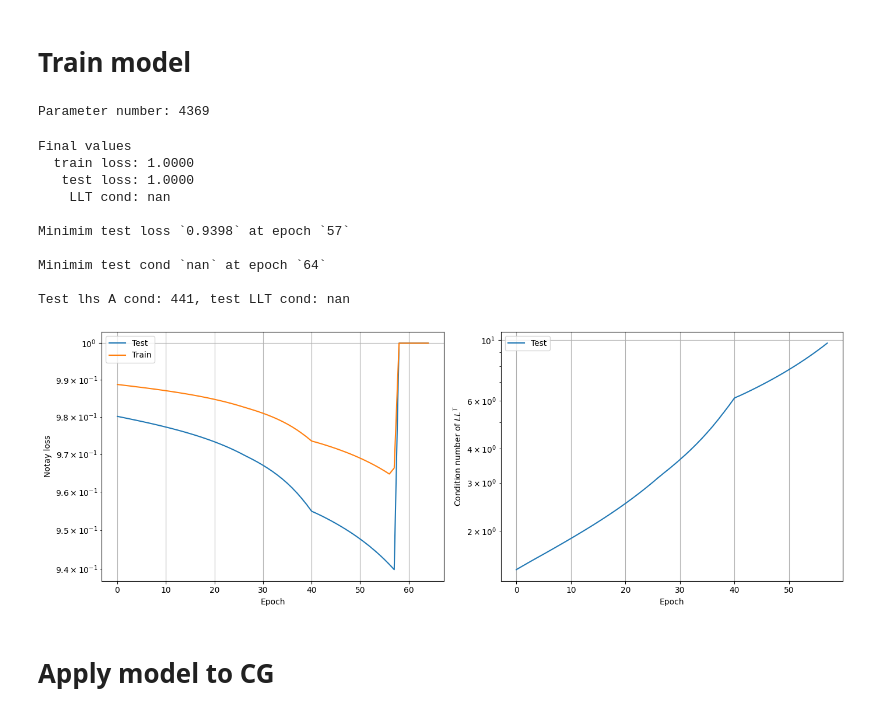
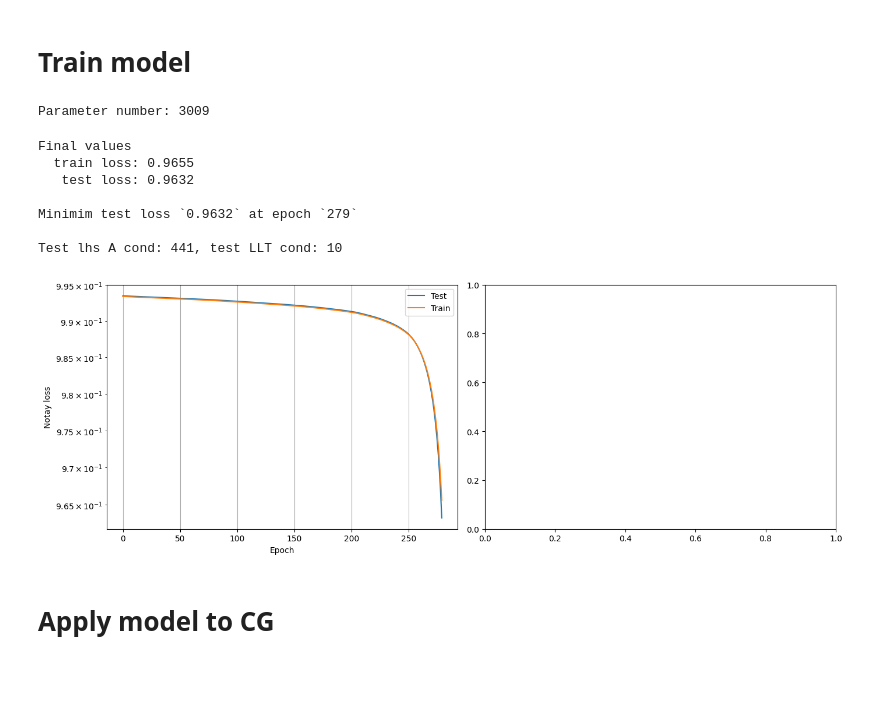
Before and after one commit to vltrifonov/PreCorrector, a Jupyter notebook: experiments/Poisson2D_Notay.ipynb, the cells around one changed output. Drawn from its saved outputs; the diff is of its cells as text; code cells hidden in the pictures; blank space fills up the shorter version.

Commit message:
End of version-2. Clean-up code, set the NN model

```diff
--- a/experiments/Poisson2D_Notay.ipynb
+++ b/experiments/Poisson2D_Notay.ipynb
@@ -44,26 +43,26 @@ EdgeEncoder = FullyConnectedNet(features=[1, 16, 16], N_layers=2, key=random.PRN
 EdgeDecoder = FullyConnectedNet(features=[16, 16, 1], N_layers=2, key=random.PRNGKey(seed))
 
 mp_rounds = 5
-MessagePass = MessagePassingWithDiag(
+MessagePass = MessagePassing(
     update_edge_fn = FullyConnectedNet(features=[48, 16, 16], N_layers=2, key=random.PRNGKey(seed)),
     update_node_fn = FullyConnectedNet(features=[48, 16, 16], N_layers=2, key=random.PRNGKey(seed)),
     mp_rounds=mp_rounds
 )
 
-model = PrecNetCopyDiagSqrt(NodeEncoder=NodeEncoder, EdgeEncoder=EdgeEncoder,
+model = PrecNet(NodeEncoder=NodeEncoder, EdgeEncoder=EdgeEncoder,
                 EdgeDecoder=EdgeDecoder, MessagePass=MessagePass)
 print(f'Parameter number: {params_count(model)}')
 # %% [output]
-Parameter number: 4369
+Parameter number: 3009
 # %%
-lr = 1e-3
-start, stop, step = 40, 101, 40
-decay_size = .3
-lr = optax.piecewise_constant_schedule(
-    lr,
-    {k: v for k, v in zip([40, 60], [.3, .3])}
-#     {k: v for k, v in zip(np.arange(start, stop, step), [decay_size, ] * len(jnp.arange(start, stop, step)))}
-)
+lr = 5e-5
+# # start, stop, step = 20, 101, 30
+# # decay_size = .1
+# lr = optax.piecewise_constant_schedule(
+#     lr,
+#     {k: v for k, v in zip([20, 50, 80], [.1, .1, .1])}
+# #     {k: v for k, v in zip(np.arange(start, stop, step), [decay_size, ] * len(jnp.arange(start, stop, step)))}
+# )
 # %%
 # data = (X_train, X_test, y_train, y_test)
 data = (
@@ -75,53 +74,50 @@ train_config = {
     'optimizer': optax.adam,
     'lr': lr,
     'optim_params': {},#{'weight_decay': 1e-8},
-    'epoch_num': 65
+    'epoch_num': 280
 }
 # %%
-model, losses = train(model, data, train_config, loss_name='notay', with_cond=True)
+model, losses = train(model, data, train_config, loss_name='notay', with_cond=False)
 # %%
 del data, A_train, b_train, u_exact_train, bi_edges_train
 # %%
 _, axes = plt.subplots(1, 2, figsize=(14, 5))
 
 axes[0].plot(range(len(losses[0])), losses[1], label='Test')
 axes[0].plot(range(len(losses[0])), losses[0], label='Train')
 axes[0].legend()
 axes[0].set_yscale('log')
 axes[0].set_xlabel('Epoch')
 axes[0].set_ylabel('Notay loss');
 axes[0].grid();
 
-axes[1].plot(range(len(losses[0])), losses[2], label='Test')
-axes[1].legend()
-axes[1].set_yscale('log')
-axes[1].set_xlabel('Epoch')
-axes[1].set_ylabel('Condition number of $LL^T$')
-axes[1].grid();
+# axes[1].plot(range(len(losses[0])), losses[2], label='Test')
+# axes[1].legend()
+# axes[1].set_yscale('log')
+# axes[1].set_xlabel('Epoch')
+# axes[1].set_ylabel('Condition number of $LL^T$')
+# axes[1].grid();
 
-# for vl in [129]:#[13, 17, 22, 25, 29, 39, 59, 79]:
+# for vl in [28]:#[13, 17, 22, 25, 29, 39, 59, 79]:
 #     axes[0].axvline(vl, 0, 1e11, linestyle='--', c='k')
 #     axes[1].axvline(vl, 0, 1e11, linestyle='--', c='k')
 
 plt.tight_layout()
 
 cond_A, cond_LLT = asses_cond(A_test, vmap(model, in_axes=(0, 0, 0, 0, 0), out_axes=(0))(*direc_graph_from_linear_system_sparse(A_test, b_test)[:-1], bi_edges_test))
-print(f'Final values\n  train loss: {losses[0][-1]:.4f}\n   test loss: {losses[1][-1]:.4f}\n    LLT cond: {losses[2][-1]:.0f}')
+print(f'Final values\n  train loss: {losses[0][-1]:.4f}\n   test loss: {losses[1][-1]:.4f}')#\n    LLT cond: {losses[2][-1]:.0f}')
 print(f'\nMinimim test loss `{jnp.min(losses[1]).item():.4f}` at epoch `{jnp.argmin(losses[1]).item():.0f}`')
-print(f'\nMinimim test cond `{jnp.min(losses[2]).item():.0f}` at epoch `{jnp.argmin(losses[2]).item():.0f}`')
+# print(f'\nMinimim test cond `{jnp.min(losses[2]).item():.0f}` at epoch `{jnp.argmin(losses[2]).item():.0f}`')
 print(f'\nTest lhs A cond: {cond_A:.0f}, test LLT cond: {cond_LLT:.0f}')
 # %% [output]
 Final values
-  train loss: 1.0000
-   test loss: 1.0000
-    LLT cond: nan
+  train loss: 0.9655
+   test loss: 0.9632
 
-Minimim test loss `0.9398` at epoch `57`
+Minimim test loss `0.9632` at epoch `279`
 
-Minimim test cond `nan` at epoch `64`
-
-Test lhs A cond: 441, test LLT cond: nan
+Test lhs A cond: 441, test LLT cond: 10
-[figure, old version]
+[figure, new version]
 # %% [markdown]
 # Apply model to CG
 # %%
```
Also changed, not shown: parts of 5 cells of this notebook, 8 other files.
